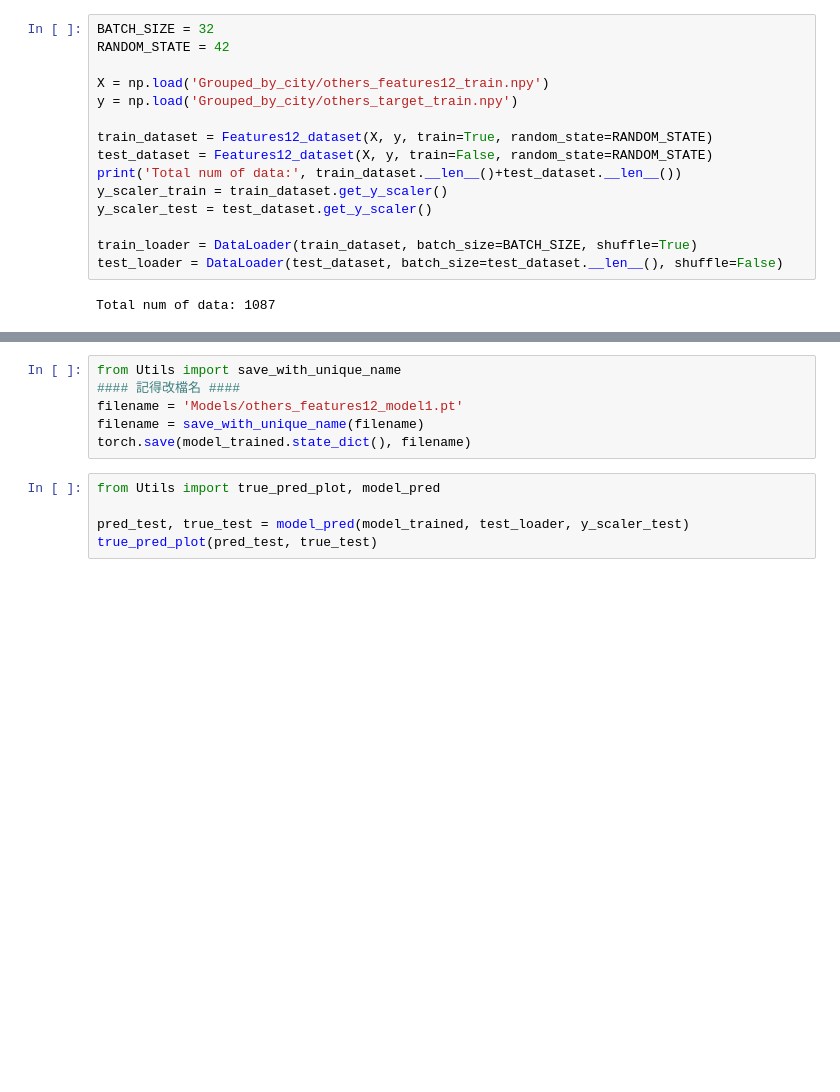
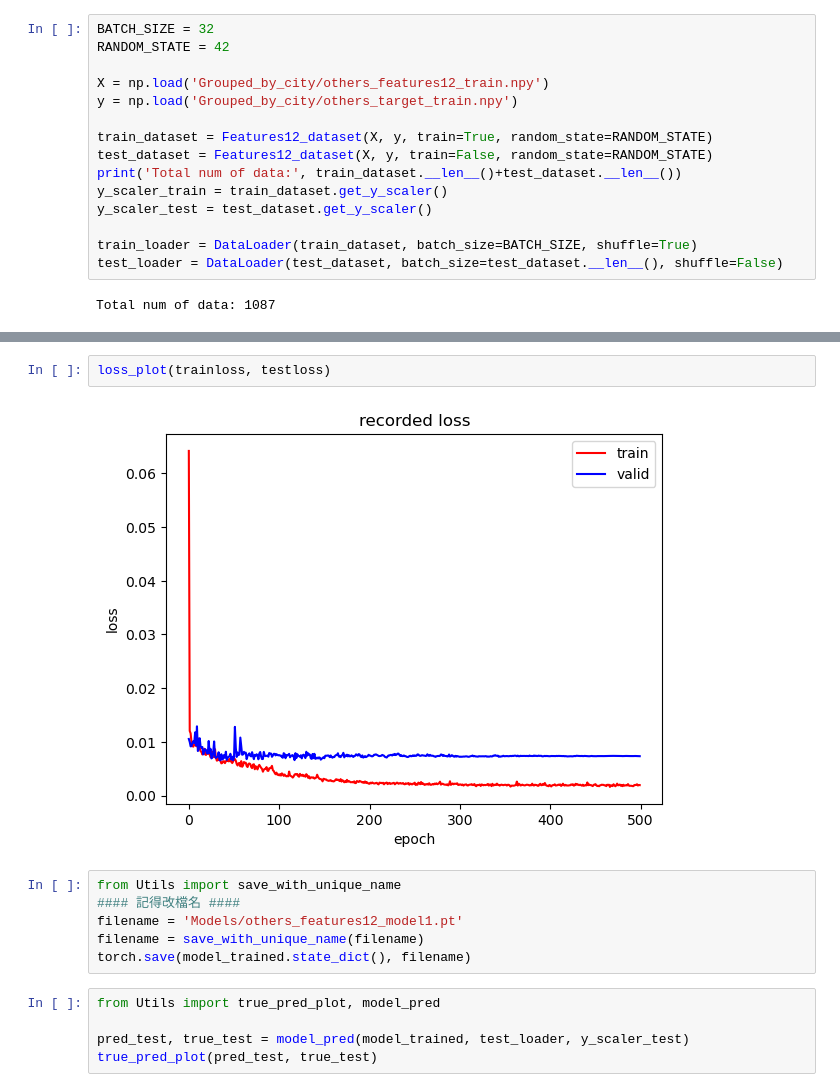
Before and after one commit to kpliao1206/Real_estate_value, a Jupyter notebook: Others_features12_training.ipynb, the cells around one changed output, grey strips where cells are left out. Cells and saved outputs as stored; diff of their text form; blank space fills up the shorter version.

```diff
--- a/Others_features12_training.ipynb
+++ b/Others_features12_training.ipynb
@@ -47,3 +47,7 @@ Min test_mape is at epoch151 (14.487472176551819)
+# %%
+loss_plot(trainloss, testloss)
+# %% [output]
+[figure, added]
 # %%
 from Utils import save_with_unique_name
 #### 記得改檔名 ####
```
Also changed, not shown: parts of 3 cells of this notebook, 20 other files.
